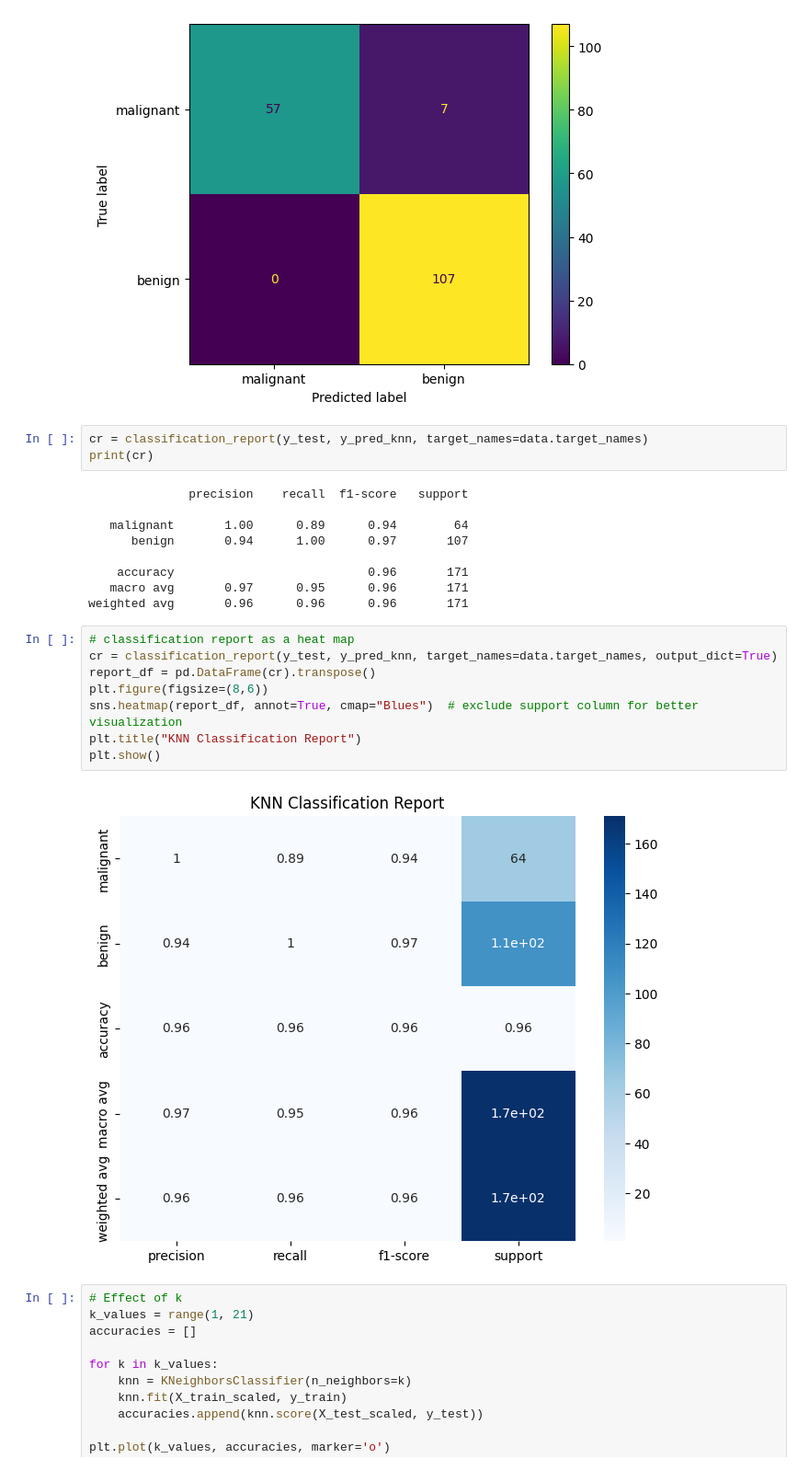
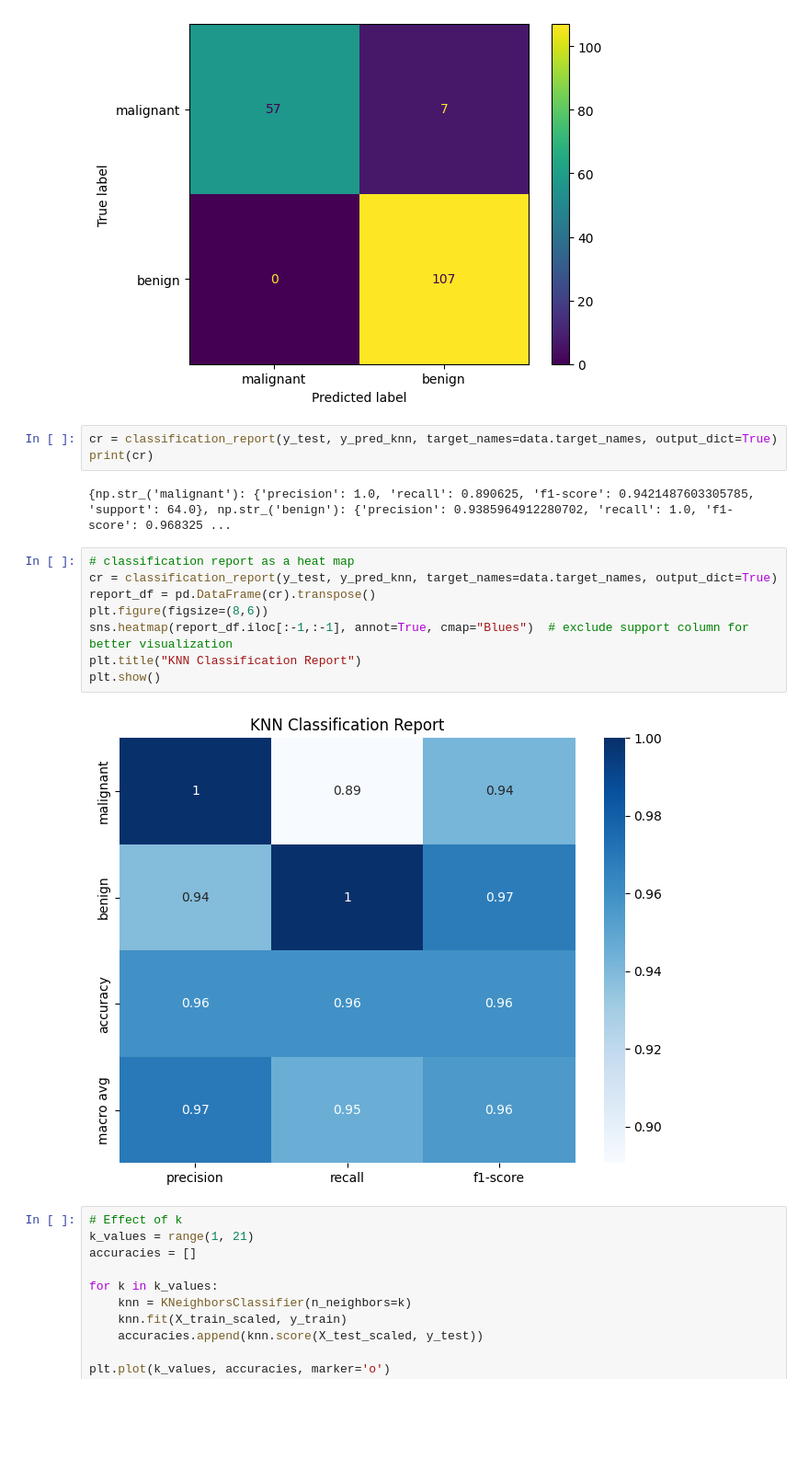
Before and after one commit to melissaviolet/Skill_growth_ds, a Jupyter notebook: Lab 4 - KNN and Naive Bayes.ipynb, the cells around one changed output. Shown at 92% size. Drawn from its saved outputs; the diff is of its cells as text; blank space fills up the shorter version.

```diff
--- a/Lab 4 - KNN and Naive Bayes.ipynb
+++ b/Lab 4 - KNN and Naive Bayes.ipynb
@@ -163,27 +163,20 @@ plt.show()
 # %% [output]
 [figure]
 # %%
-cr = classification_report(y_test, y_pred_knn, target_names=data.target_names)
+cr = classification_report(y_test, y_pred_knn, target_names=data.target_names, output_dict=True)
 print(cr)
 # %% [output]
-              precision    recall  f1-score   support
-
-   malignant       1.00      0.89      0.94        64
-      benign       0.94      1.00      0.97       107
-
-    accuracy                           0.96       171
-   macro avg       0.97      0.95      0.96       171
-weighted avg       0.96      0.96      0.96       171
+{np.str_('malignant'): {'precision': 1.0, 'recall': 0.890625, 'f1-score': 0.9421487603305785, 'support': 64.0}, np.str_('benign'): {'precision': 0.9385964912280702, 'recall': 1.0, 'f1-score': 0.968325 ...
 # %%
 # classification report as a heat map
 cr = classification_report(y_test, y_pred_knn, target_names=data.target_names, output_dict=True)
 report_df = pd.DataFrame(cr).transpose()
 plt.figure(figsize=(8,6))
-sns.heatmap(report_df, annot=True, cmap="Blues")  # exclude support column for better visualization
+sns.heatmap(report_df.iloc[:-1,:-1], annot=True, cmap="Blues")  # exclude support column for better visualization
 plt.title("KNN Classification Report")
 plt.show()
 # %% [output]
-[figure, old version]
+[figure, new version]
 # %%
 # Effect of k
 k_values = range(1, 21)
```
Also changed, not shown: parts of 1 cell of this notebook.
